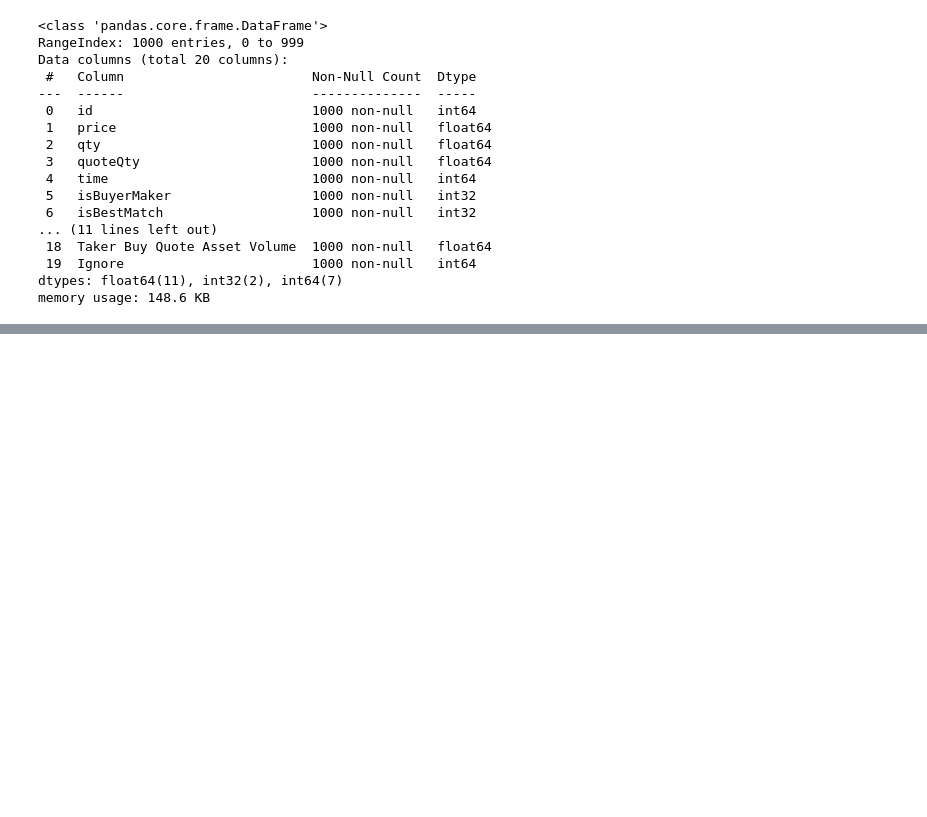
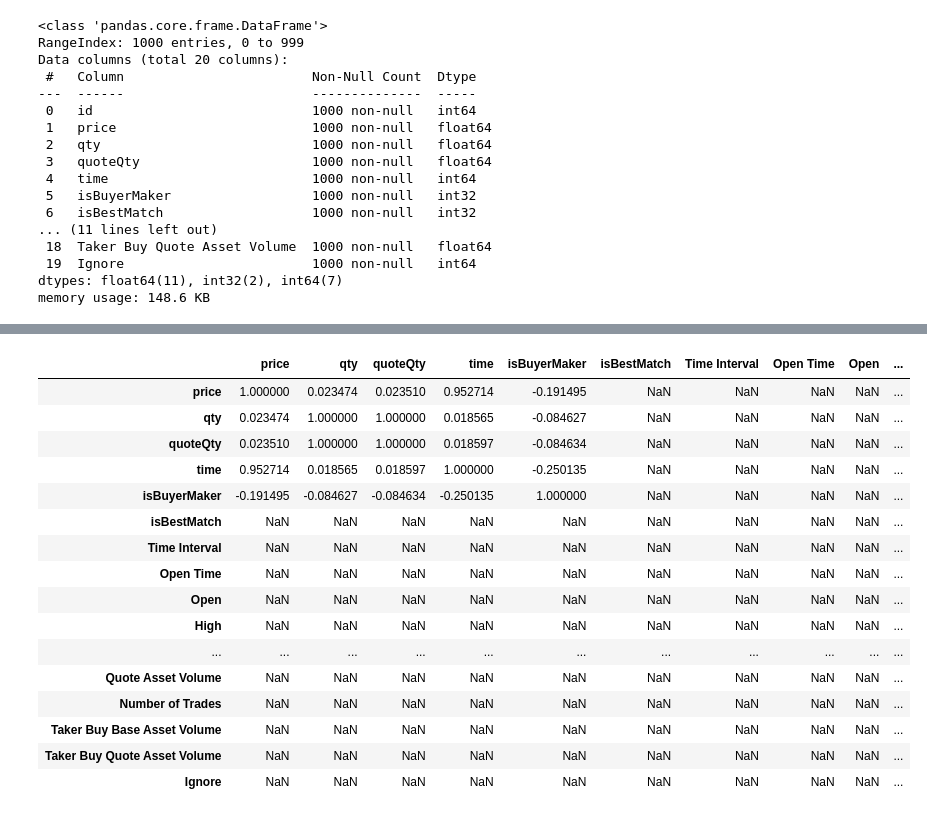
Before and after one commit to geko96/DataScience, a Jupyter notebook: Desafio API's.ipynb, the cells around one changed output, grey strips where cells are left out. Cells and saved outputs as stored; diff of their text form; code cells hidden in the pictures; blank space fills up the shorter version.

```diff
--- a/Desafio API's.ipynb
+++ b/Desafio API's.ipynb
@@ -207,0 +209,20 @@ final_DS.sample(7)
+# %%
+final_DS.corr()
+# %% [output]
+|  | price | qty | quoteQty | time | isBuyerMaker | isBestMatch | Time Interval | Open Time | Open | ... |
+| price | 1.000000 | 0.023474 | 0.023510 | 0.952714 | -0.191495 | NaN | NaN | NaN | NaN | ... |
+| qty | 0.023474 | 1.000000 | 1.000000 | 0.018565 | -0.084627 | NaN | NaN | NaN | NaN | ... |
+| quoteQty | 0.023510 | 1.000000 | 1.000000 | 0.018597 | -0.084634 | NaN | NaN | NaN | NaN | ... |
+| time | 0.952714 | 0.018565 | 0.018597 | 1.000000 | -0.250135 | NaN | NaN | NaN | NaN | ... |
+| isBuyerMaker | -0.191495 | -0.084627 | -0.084634 | -0.250135 | 1.000000 | NaN | NaN | NaN | NaN | ... |
+| isBestMatch | NaN | NaN | NaN | NaN | NaN | NaN | NaN | NaN | NaN | ... |
+| Time Interval | NaN | NaN | NaN | NaN | NaN | NaN | NaN | NaN | NaN | ... |
+| Open Time | NaN | NaN | NaN | NaN | NaN | NaN | NaN | NaN | NaN | ... |
+| Open | NaN | NaN | NaN | NaN | NaN | NaN | NaN | NaN | NaN | ... |
+| High | NaN | NaN | NaN | NaN | NaN | NaN | NaN | NaN | NaN | ... |
+| ... | ... | ... | ... | ... | ... | ... | ... | ... | ... | ... |
+| Quote Asset Volume | NaN | NaN | NaN | NaN | NaN | NaN | NaN | NaN | NaN | ... |
+| Number of Trades | NaN | NaN | NaN | NaN | NaN | NaN | NaN | NaN | NaN | ... |
+| Taker Buy Base Asset Volume | NaN | NaN | NaN | NaN | NaN | NaN | NaN | NaN | NaN | ... |
+| Taker Buy Quote Asset Volume | NaN | NaN | NaN | NaN | NaN | NaN | NaN | NaN | NaN | ... |
+| Ignore | NaN | NaN | NaN | NaN | NaN | NaN | NaN | NaN | NaN | ... |
```
Also changed, not shown: parts of 4 cells of this notebook.
